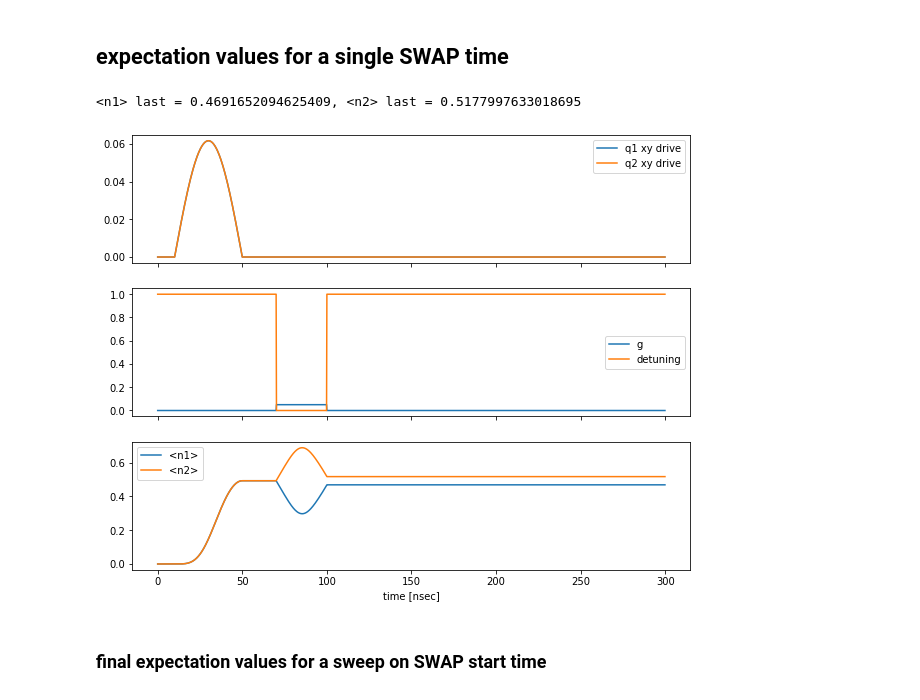
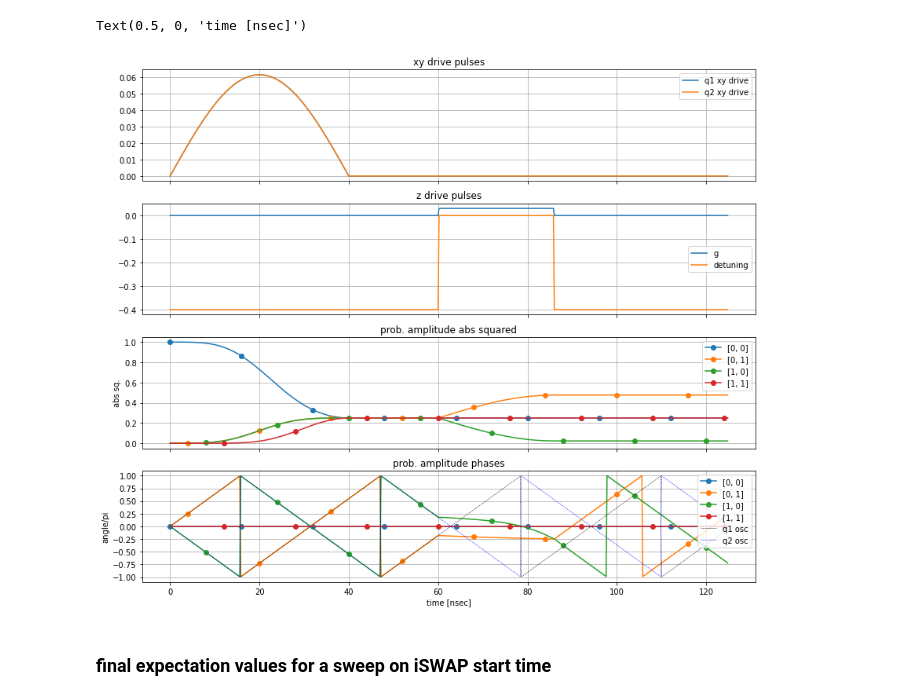
Before and after one commit to liorella/research, a Jupyter notebook: phys/fsim_gate.ipynb, the cells around one changed output. Saved outputs shown, nothing was run; the diff lists cells and outputs as text; code cells hidden in the pictures.

```diff
--- a/phys/fsim_gate.ipynb
+++ b/phys/fsim_gate.ipynb
@@ -67 +79,19 @@ single_pulse_duration = 40  # nsec
+# %%
+# solve schrodinger equation with initial state 00 and pi/2 pulse on qubit 1
+
+# pulse parameters
+pi_factor1 = 0.5
+pi_factor2 = 0.5
+
+ts1 = 0
+single_pulse_duration = 40  # nsec
+
+t_final = 125
+psi0 = qp.fock([Nh, Nh], [0, 0])
+args_dict = {
+    't_start_swap': 60,
+    'swap_angle': 0.5 * np.pi,
+    'swap_duration': 26,
+    'ts2': 133.32132
+    }
 # %%
@@ -149,27 +180,59 @@ sol = qp.sesolve(H, psi0, tvec,
-# %% [markdown]
-## expectation values for a single SWAP time
 # %%
-sol.expect[0]
-fig, ax = plt.subplots(3, 1, sharex='all', figsize=(10, 8))
+
+fig, ax = plt.subplots(4, 1, sharex='all', figsize=(14, 12))
+
 axn = ax[0]
 axn.plot(sol.times, [q1_drive(t) for t in sol.times], label='q1 xy drive')
 axn.plot(sol.times, [q2_drive(t) for t in sol.times], label='q2 xy drive')
 axn.legend()
+axn.set_title('xy drive pulses')
+axn.grid('all')
+
 axn = ax[1]
 axn.plot(sol.times, [g(t, args_dict) for t in sol.times], label='g')
 axn.plot(sol.times, [Delta + 2 * detun(t, args_dict) for t in sol.times], label='detuning')
 axn.legend()
+axn.set_title('z drive pulses')
+axn.grid('all')
+
 axn = ax[2]
-axn.plot(sol.times, sol.expect[0], label='<n1>')
-axn.plot(sol.times, sol.expect[1], label='<n2>')
+slist = [[0,0], [0,1], [1,0], [1,1]]
+for i in range(4):
+    axn.plot(sol.times, [np.squeeze(np.abs(s[i])**2) for s in sol.states],
+             label=str(slist[i]),
+             marker='o',
+             markevery=slice(20*i, -1, 80),
+            )
+axn.legend()
+axn.set_ylabel('abs sq.')
+axn.grid('all')
+axn.set_title('prob. amplitude abs squared')
+
+# phases
+axn = ax[3]
+# intrinsic phases
+for i in range(4):
+    axn.plot(sol.times, [np.squeeze(np.angle(s[i])/np.pi) for s in sol.states],
+             label=str(slist[i]),
+             marker='o',
+             markevery=slice(20*i, -1, 80),
+            )
+# drive oscillator phases
+axn.plot(sol.times, phase1, 'k--', linewidth=0.5, label='q1 osc')
+axn.plot(sol.times, phase2, 'b--', linewidth=0.5, label='q2 osc')
+
+axn.set_yticks(np.arange(-1, 1.25, 0.25))
+axn.grid('all')
+axn.legend()
+axn.set_ylabel('angle/pi')
+axn.set_title('prob. amplitude phases')
+
 ax[-1].set_xlabel('time [nsec]')
-plt.legend()
-print(f'<n1> last = {sol.expect[0][-1]}, <n2> last = {sol.expect[1][-1]}')
 # %% [output]
-<n1> last = 0.4691652094625409, <n2> last = 0.5177997633018695
+Text(0.5, 0, 'time [nsec]')
-[figure, old version]
+[figure, new version]
 # %% [markdown]
-### final expectation values for a sweep on SWAP start time
+### final expectation values for a sweep on iSWAP start time
 # %%
 t_start_swap_vec = np.linspace(50, 100, 50)
 n1_final = []
```
Also changed, not shown: parts of 11 cells of this notebook.
